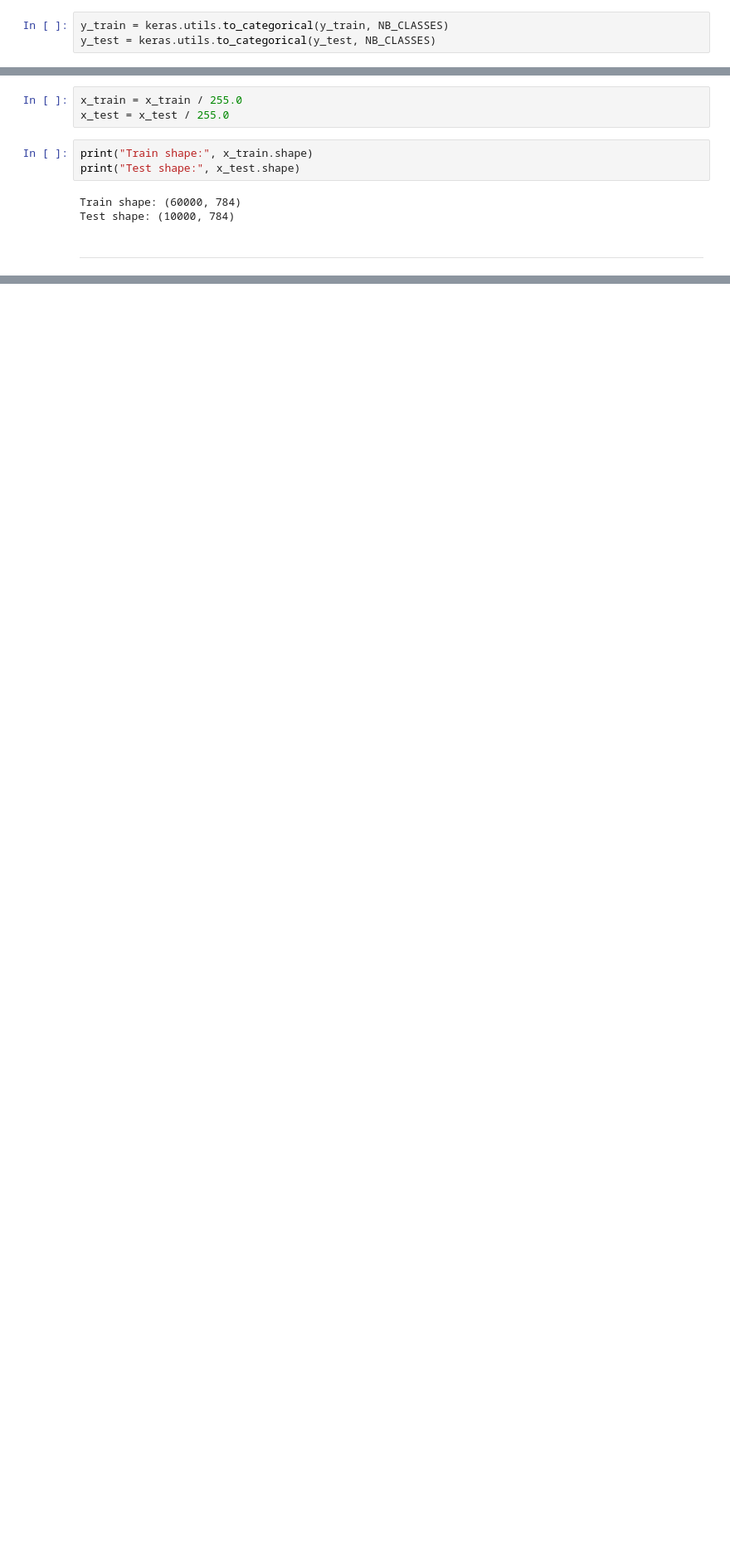
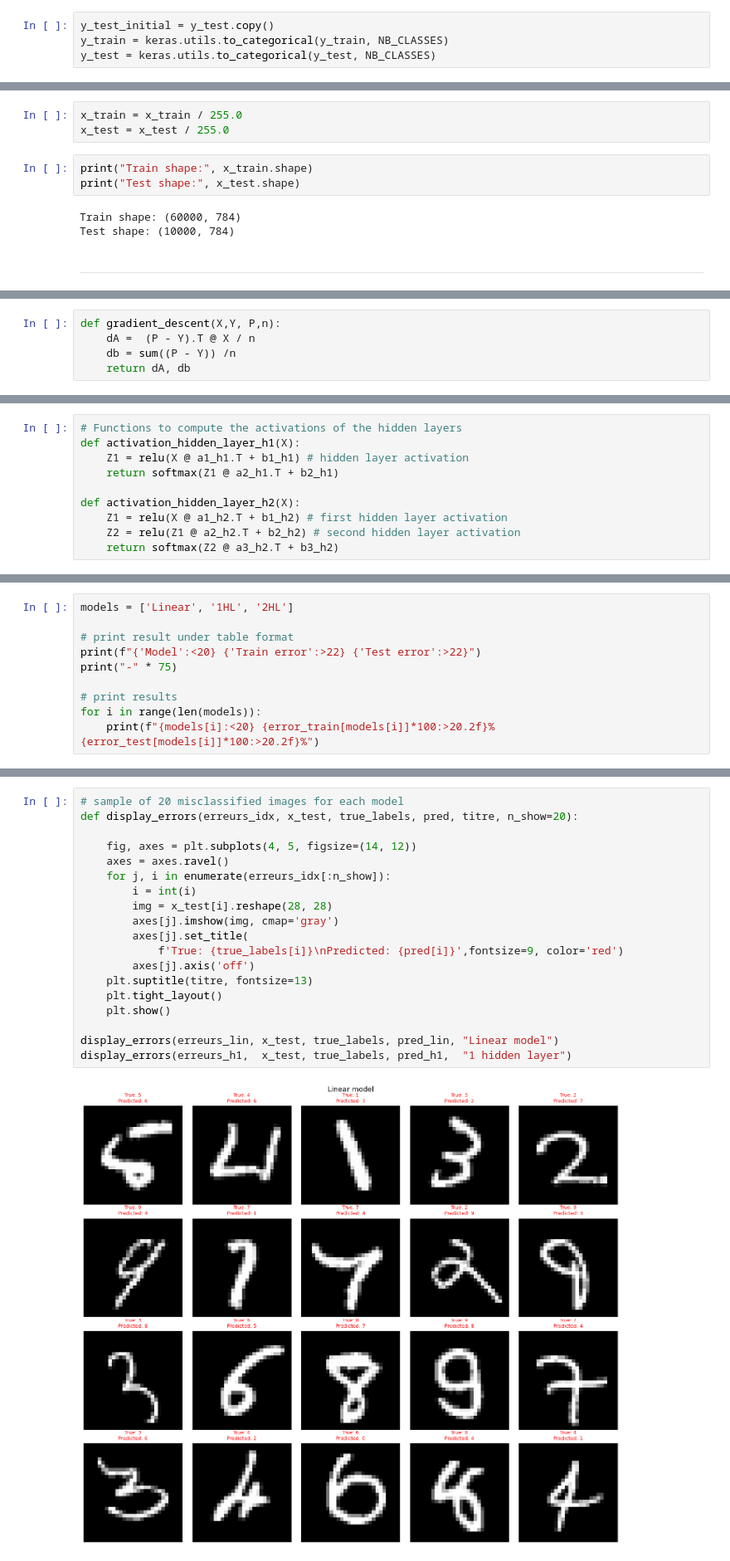
Before and after one commit to Corentin-Monsallier/Machine-Learning, a Jupyter notebook: main.ipynb, the cells around one changed output, grey strips where cells are left out. Shown at 83% size. Cells and saved outputs as stored; diff of their text form; blank space fills up the shorter version.

Commit message:
Part 1.2.1 to 1.2.3
3 classification model and beginning of the error analysis.

```diff
--- a/main.ipynb
+++ b/main.ipynb
@@ -59,3 +66,4 @@ for row in x_train[image_index]:
 # %%
+y_test_initial = y_test.copy()
 y_train = keras.utils.to_categorical(y_train, NB_CLASSES)
 y_test = keras.utils.to_categorical(y_test, NB_CLASSES)
@@ -93,0 +125,5 @@ def loss(Y,P):
+# %%
+def gradient_descent(X,Y, P,n):
+    dA =  (P - Y).T @ X / n
+    db = sum((P - Y)) /n
+    return dA, db
@@ -93,0 +334,10 @@ def loss(Y,P):
+# %%
+# Functions to compute the activations of the hidden layers
+def activation_hidden_layer_h1(X):
+    Z1 = relu(X @ a1_h1.T + b1_h1) # hidden layer activation
+    return softmax(Z1 @ a2_h1.T + b2_h1)
+
+def activation_hidden_layer_h2(X):
+    Z1 = relu(X @ a1_h2.T + b1_h2) # first hidden layer activation
+    Z2 = relu(Z1 @ a2_h2.T + b2_h2) # second hidden layer activation
+    return softmax(Z2 @ a3_h2.T + b3_h2)
@@ -93,0 +393,10 @@ def loss(Y,P):
+# %%
+models = ['Linear', '1HL', '2HL']
+
+# print result under table format
+print(f"{'Model':<20} {'Train error':>22} {'Test error':>22}")
+print("-" * 75)
+
+# print results
+for i in range(len(models)):
+    print(f"{models[i]:<20} {error_train[models[i]]*100:>20.2f}% {error_test[models[i]]*100:>20.2f}%")
@@ -93,0 +452,21 @@ def loss(Y,P):
+# %%
+# sample of 20 misclassified images for each model
+def display_errors(erreurs_idx, x_test, true_labels, pred, titre, n_show=20):
+
+    fig, axes = plt.subplots(4, 5, figsize=(14, 12))
+    axes = axes.ravel()
+    for j, i in enumerate(erreurs_idx[:n_show]):
+        i = int(i)
+        img = x_test[i].reshape(28, 28)
+        axes[j].imshow(img, cmap='gray')
+        axes[j].set_title(
+            f'True: {true_labels[i]}\nPredicted: {pred[i]}',fontsize=9, color='red')
+        axes[j].axis('off')
+    plt.suptitle(titre, fontsize=13)
+    plt.tight_layout()
+    plt.show()
+
+display_errors(erreurs_lin, x_test, true_labels, pred_lin, "Linear model")
+display_errors(erreurs_h1,  x_test, true_labels, pred_h1,  "1 hidden layer")
+# %% [output]
+[figure, added]
```
Also changed, not shown: parts of 33 cells of this notebook.
